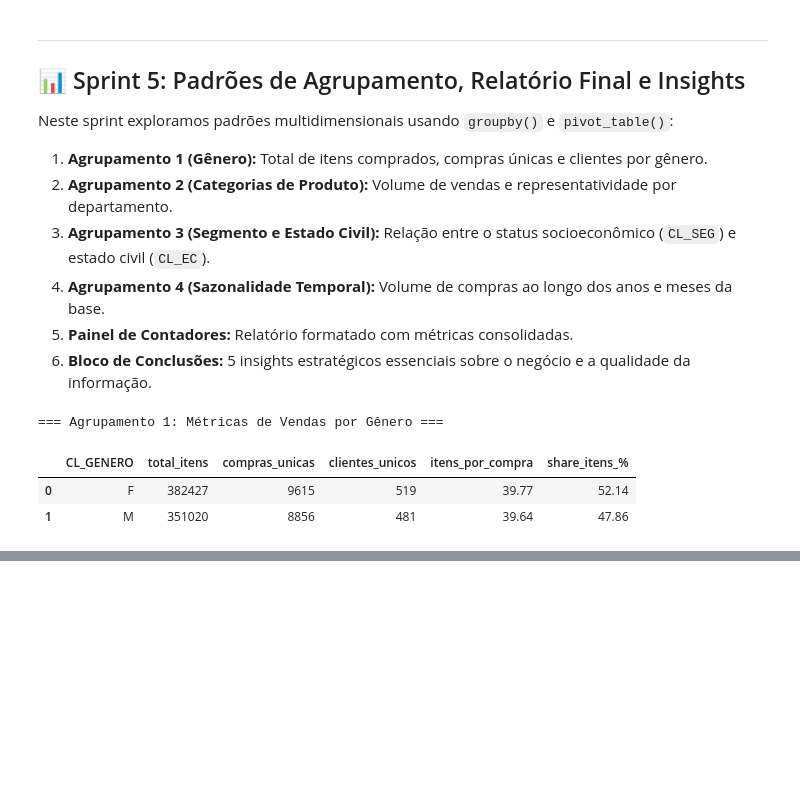
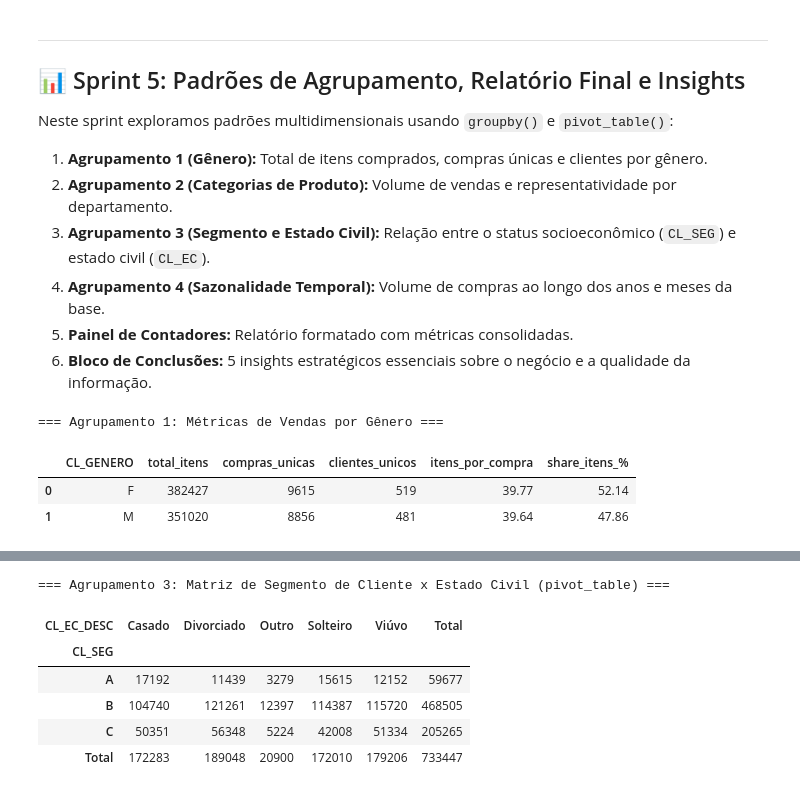
Before and after one commit to LucasBorbaDS/MiniProjeto_LucasRicardoBorba_Analise_De_Dados_T9, a Jupyter notebook: miniprojeto_analise.ipynb, the cells around one changed output, grey strips where cells are left out. Cells and saved outputs as stored; diff of their text form; code cells hidden in the pictures; blank space fills up the shorter version.

Commit message:
adicionando agrupamento por categoria de produto usando groupby e relação segmento x estado civil com pivot tabele

```diff
--- a/miniprojeto_analise.ipynb
+++ b/miniprojeto_analise.ipynb
@@ -487,0 +509,26 @@ display(agrup_genero)
+# %%
+# Agrupamento 3: Relação Segmento vs. Estado Civil (pivot_table)
+# Mapeamento semântico de Estado Civil para clareza
+mapa_ec = {1: 'Solteiro', 2: 'Casado', 3: 'Divorciado', 4: 'Viúvo', 5: 'Outro'}
+df['CL_EC_DESC'] = df['CL_EC'].map(mapa_ec)
+
+pivot_seg_ec = pd.pivot_table(
+    df,
+    index='CL_SEG',
+    columns='CL_EC_DESC',
+    values='PR_ID',
+    aggfunc='count',
+    margins=True,
+    margins_name='Total'
+)
+
+print("=== Agrupamento 3: Matriz de Segmento de Cliente x Estado Civil (pivot_table) ===")
+display(pivot_seg_ec)
+# %% [output]
+=== Agrupamento 3: Matriz de Segmento de Cliente x Estado Civil (pivot_table) ===
+| CL_EC_DESC | Casado | Divorciado | Outro | Solteiro | Viúvo | Total |
+| CL_SEG |  |  |  |  |  |  |
+| A | 17192 | 11439 | 3279 | 15615 | 12152 | 59677 |
+| B | 104740 | 121261 | 12397 | 114387 | 115720 | 468505 |
+| C | 50351 | 56348 | 5224 | 42008 | 51334 | 205265 |
+| Total | 172283 | 189048 | 20900 | 172010 | 179206 | 733447 |
```
Also changed, not shown: parts of 1 cell of this notebook.
